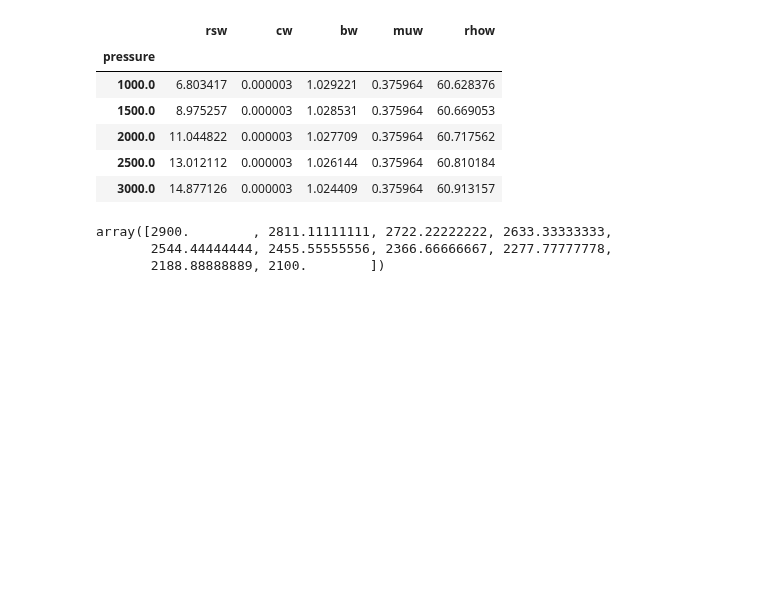
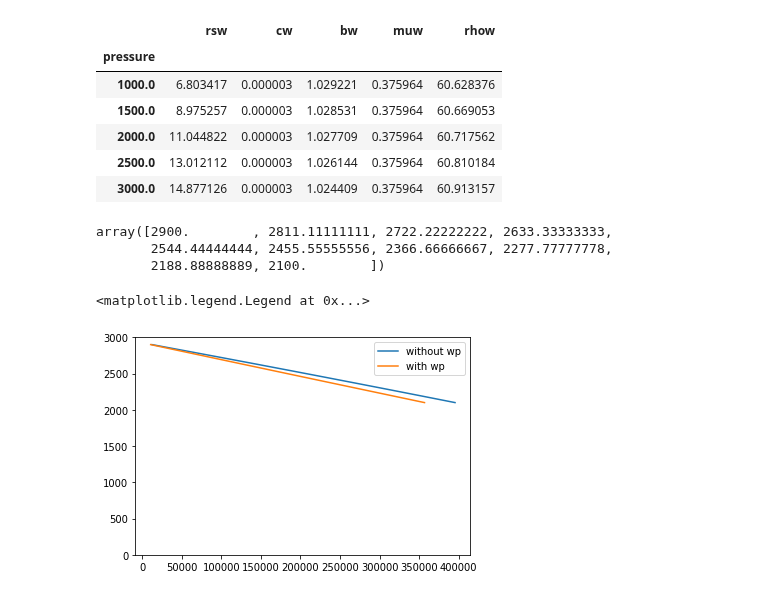
Before and after one commit to scuervo91/reservoirpy, a Jupyter notebook: examples/material_balance/1-basics_mbe.ipynb, the cells around one changed output. Drawn from its saved outputs; the diff is of its cells as text; code cells hidden in the pictures; blank space fills up the shorter version.

```diff
--- a/examples/material_balance/1-basics_mbe.ipynb
+++ b/examples/material_balance/1-basics_mbe.ipynb
@@ -88,3 +104,15 @@ r
 array([2900.        , 2811.11111111, 2722.22222222, 2633.33333333,
        2544.44444444, 2455.55555556, 2366.66666667, 2277.77777778,
        2188.88888889, 2100.        ])
+# %%
+f_wp=res1.forecast_np(r,wp=True)
+f = res1.forecast_np(r,wp=False)
+# %%
+fig, ax = plt.subplots()
+ax.plot(f['np'], f.index, label='without wp')
+ax.plot(f_wp['np'], f_wp.index, label='with wp')
+ax.set_ylim(0,3000)
+ax.legend()
+# %% [output]
+<matplotlib.legend.Legend at 0x...>
+[figure, added]
```
Also changed, not shown: parts of 8 cells of this notebook, 2 other files.
